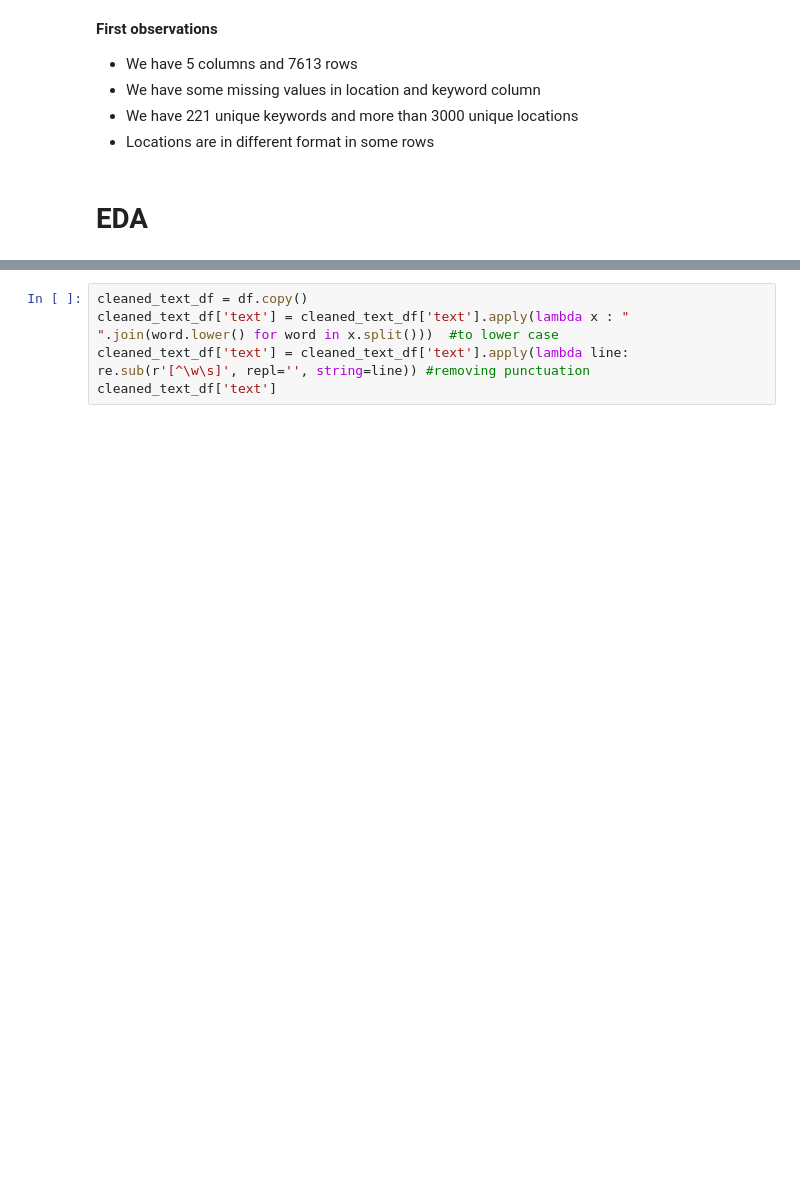
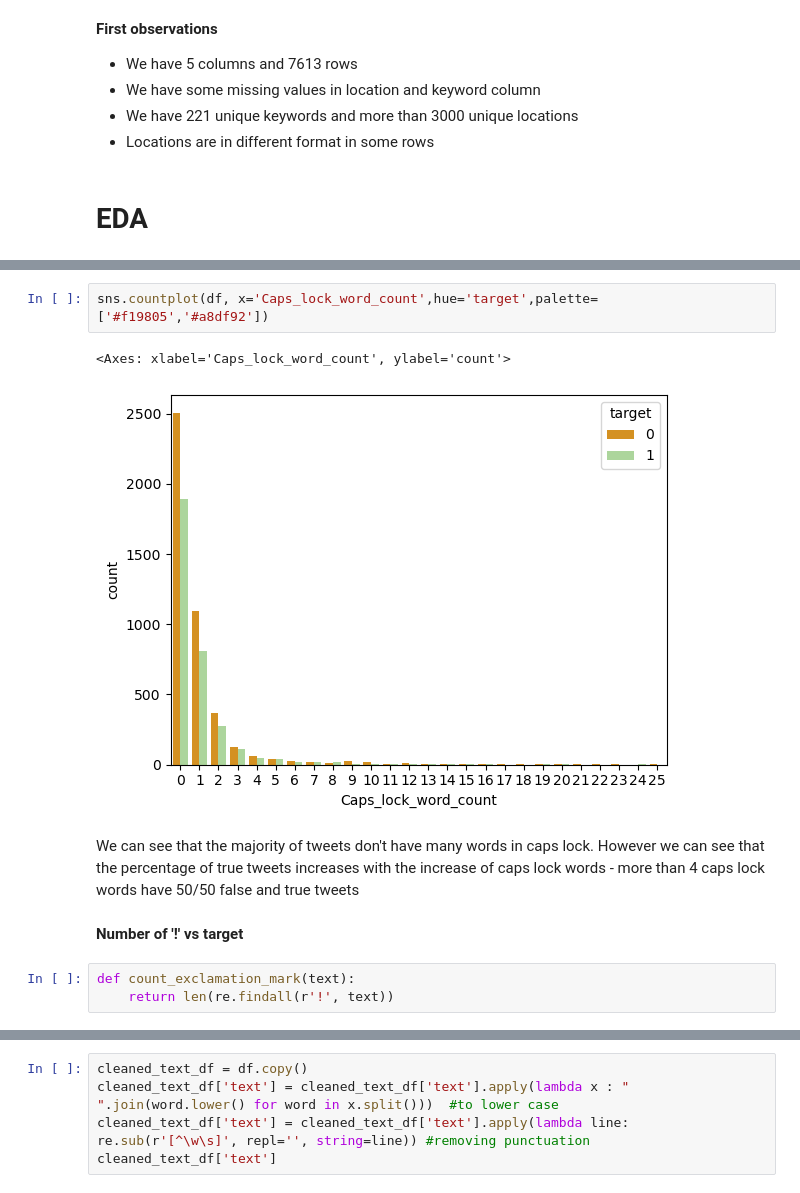
Before and after one commit to katarzynarogalska/DisasterTweets_KaggleCompetition, a Jupyter notebook: notebooks/TweetsEDA.ipynb, the cells around one changed output, grey strips where cells are left out. Drawn from its saved outputs; the diff is of its cells as text; blank space fills up the shorter version.

```diff
--- a/notebooks/TweetsEDA.ipynb
+++ b/notebooks/TweetsEDA.ipynb
@@ -70,0 +118,12 @@ df['location'].nunique()
+# %%
+sns.countplot(df, x='Caps_lock_word_count',hue='target',palette=['#f19805','#a8df92'])
+# %% [output]
+<Axes: xlabel='Caps_lock_word_count', ylabel='count'>
+[figure, added]
+# %% [markdown]
+We can see that the majority of tweets don't have many words in caps lock. However we can see that the percentage of true tweets increases with the increase of caps lock words - more than 4 caps lock words have 50/50 false and true tweets
+# %% [markdown]
+**Number of '!' vs target**
+# %%
+def count_exclamation_mark(text):
+    return len(re.findall(r'!', text))
```
Also changed, not shown: parts of 24 cells of this notebook.
